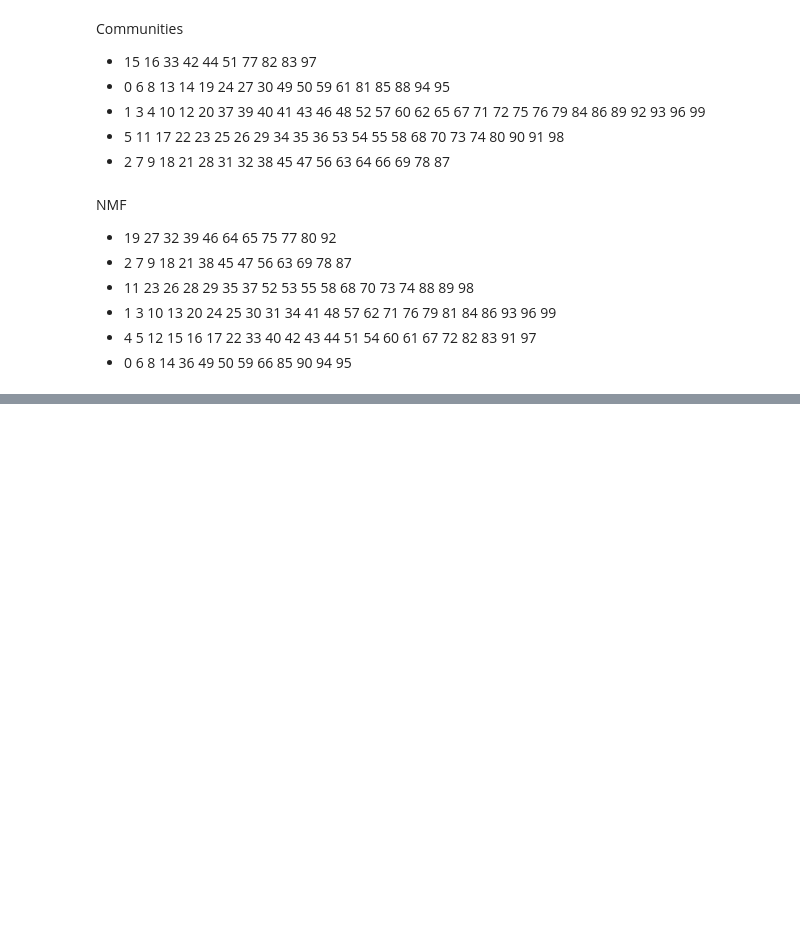
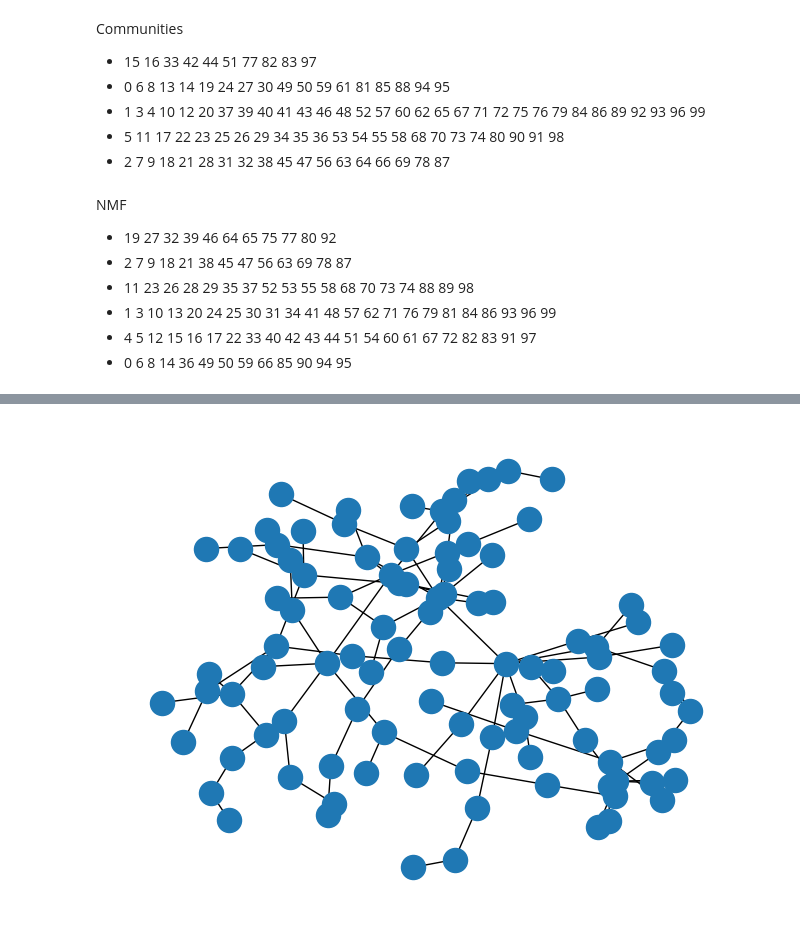
Before and after one commit to maxstollmayer/Graph-Algorithms-Project, a Jupyter notebook: cains_jawbone_graph.ipynb, the cells around one changed output, grey strips where cells are left out. Cells and saved outputs as stored; diff of their text form; code cells hidden in the pictures; blank space fills up the shorter version.

```diff
--- a/cains_jawbone_graph.ipynb
+++ b/cains_jawbone_graph.ipynb
@@ -142,2 +284,8 @@ NMF
 # %%
 # Graph Traversal Algorithm?
+# %%
+T = nx.maximum_spanning_tree(G)
+# %%
+nx.draw(T)
+# %% [output]
+[figure, added]
```
Also changed, not shown: parts of 18 cells of this notebook.
